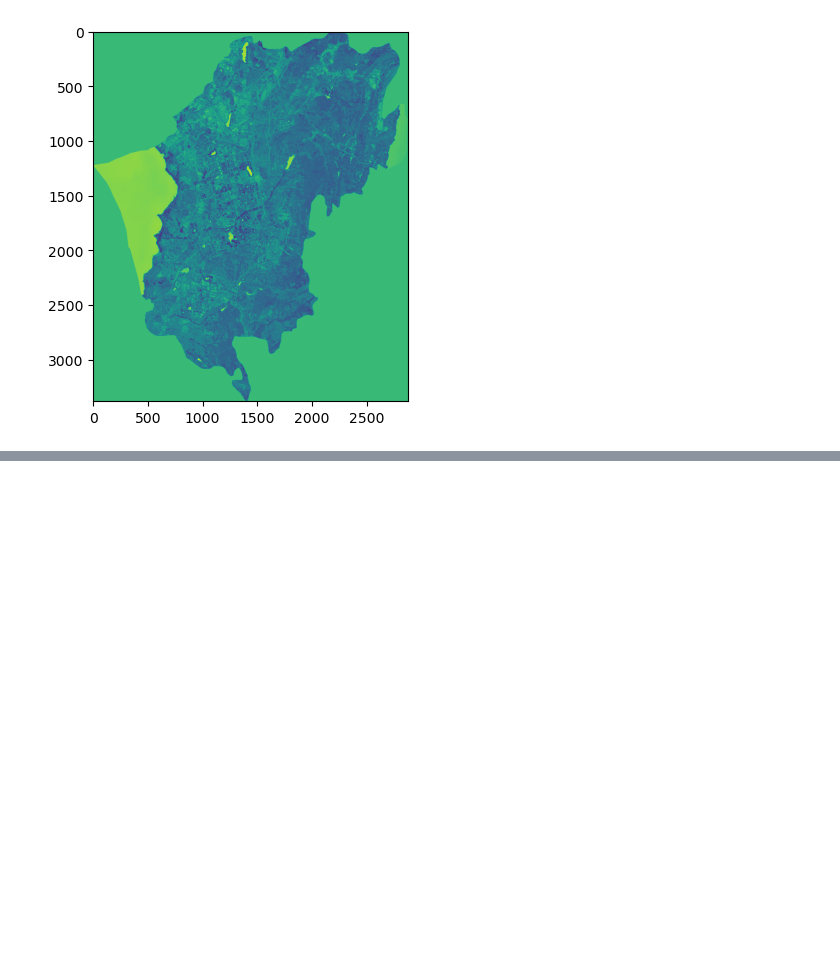
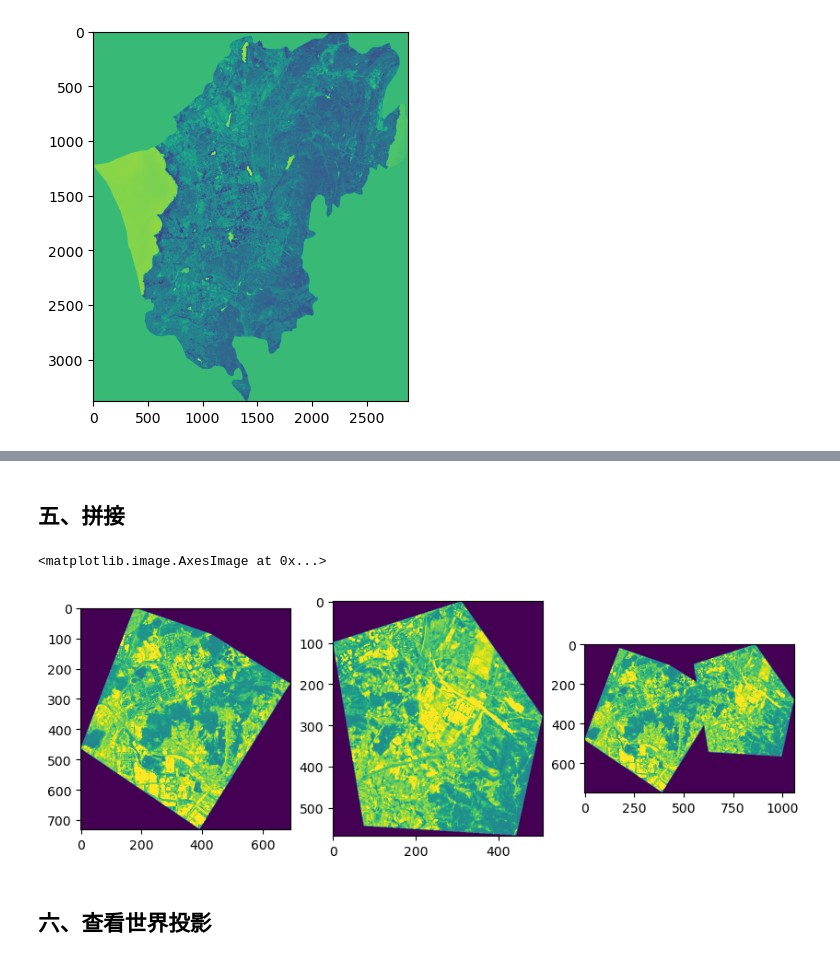
Before and after one commit to Oahiynus/syhPython, a Jupyter notebook: OpenSourceGIS/课堂/chapter_6_GIS数据处理高级Python库/使用rasterio库（最流行的库）.ipynb, the cells around one changed output, grey strips where cells are left out. Drawn from its saved outputs; the diff is of its cells as text; code cells hidden in the pictures; blank space fills up the shorter version.

```diff
--- a/OpenSourceGIS/课堂/chapter_6_GIS数据处理高级Python库/使用rasterio库（最流行的库）.ipynb
+++ b/OpenSourceGIS/课堂/chapter_6_GIS数据处理高级Python库/使用rasterio库（最流行的库）.ipynb
@@ -114,0 +153,21 @@ region_gpd.plot()
+# %% [markdown]
+## 五、拼接
+# %%
+path_subset_1 = 'E:/YNU//5/OpenSourceGIS/Act_6/OnClass/chenggong_utm48_subset_1.tif'
+path_subset_2 = 'E:/YNU//5/OpenSourceGIS/Act_6/OnClass/chenggong_utm48_subset_2.tif'
+# %%
+subs1_rio = rio.open(path_subset_1)
+subs2_rio = rio.open(path_subset_2)
+# %%
+from rasterio.merge import merge
+mosaic, out_trans = merge([subs1_rio, subs2_rio])
+# %%
+fig, ax = plt.subplots(1, 3, figsize=(10, 4))
+ax[0].imshow(subs1_rio.read(1), vmin=0, vmax=3000)
+ax[1].imshow(subs2_rio.read(1), vmin=0, vmax=3000)
+ax[2].imshow(mosaic[0], vmin=0, vmax=3000)
+# %% [output]
+<matplotlib.image.AxesImage at 0x...>
+[figure, added]
+# %% [markdown]
+## 六、查看世界投影
```
Also changed, not shown: parts of 25 cells of this notebook, 1 other file.
